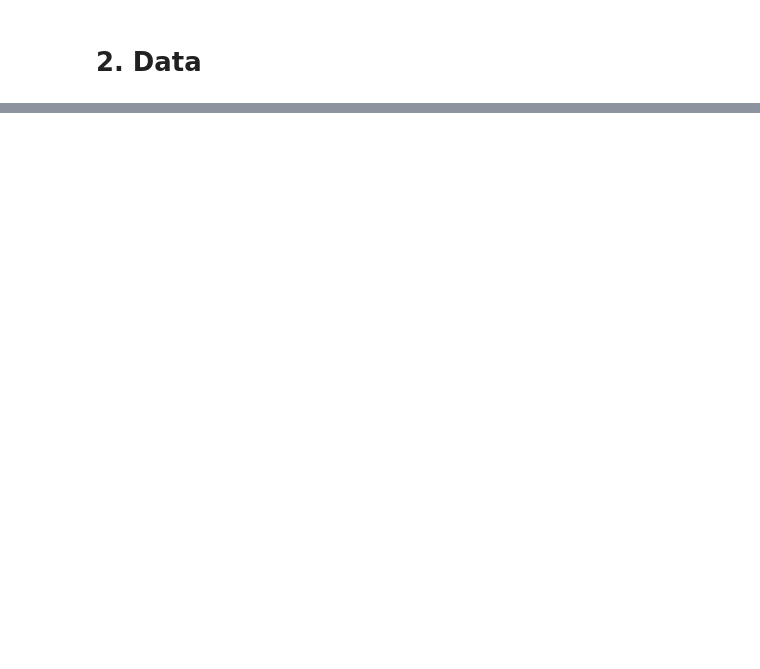
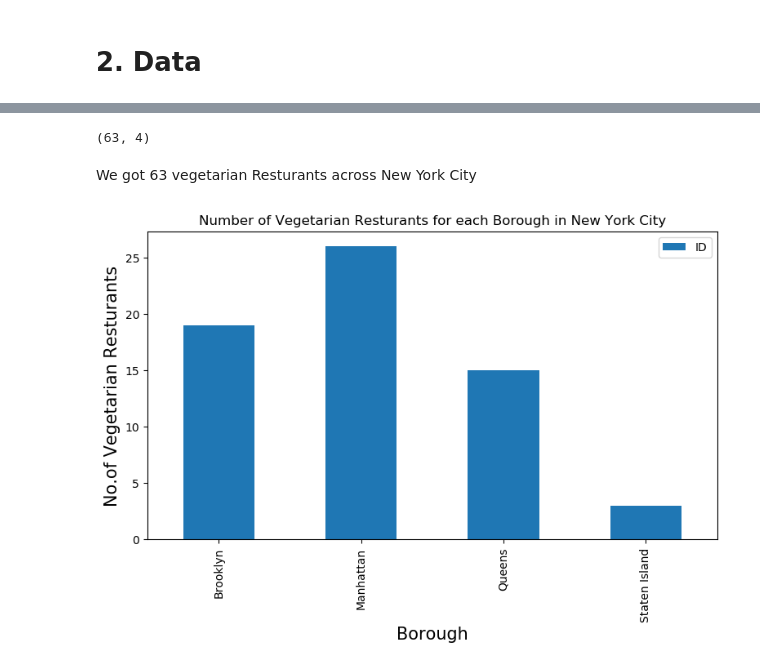
Before and after one commit to phuocph2/Capstone-Project, a Jupyter notebook: Capstone-Project.ipynb, the cells around one changed output, grey strips where cells are left out. Saved outputs shown, nothing was run; the diff lists cells and outputs as text; code cells hidden in the pictures; blank space fills up the shorter version.

```diff
--- a/Capstone-Project.ipynb
+++ b/Capstone-Project.ipynb
@@ -25,0 +156,18 @@ The Methodology section will describe the main components of our analysis and pr
+# %%
+# prepare neighborhood list that contains vegetarian resturants
+column_names=['Borough', 'Neighborhood', 'ID','Name']
+vegetarian_rest_ny=pd.DataFrame(columns=column_names)
+count=1
+for row in new_york_data.values.tolist():
+    Borough, Neighborhood, Latitude, Longitude=row
+    venues = get_venues(Latitude,Longitude)
+    vegetarian_resturants=venues[venues['Category']=='Vegetarian / Vegan Restaurant']
+    print('(',count,'/',len(new_york_data),')','Vegetarian Resturants in '+Neighborhood+', '+Borough+':'+str(len(vegetarian_resturants)))
+    for resturant_detail in vegetarian_resturants.values.tolist():
+        id, name , category=resturant_detail
+        vegetarian_rest_ny = vegetarian_rest_ny.append({'Borough': Borough,
+                                                'Neighborhood': Neighborhood,
+                                                'ID': id,
+                                                'Name' : name
+                                               }, ignore_index=True)
+    count+=1
@@ -25,0 +203,22 @@ The Methodology section will describe the main components of our analysis and pr
+# %%
+vegetarian_rest_ny.shape
+# %% [output]
+(63, 4)
+# %% [markdown]
+We got 63 vegetarian Resturants across New York City
+# %%
+plt.figure(figsize=(9,5), dpi = 100)
+# title
+plt.title('Number of Vegetarian Resturants for each Borough in New York City')
+#On x-axis
+plt.xlabel('Borough', fontsize = 15)
+#On y-axis
+plt.ylabel('No.of Vegetarian Resturants', fontsize=15)
+#giving a bar plot
+vegetarian_rest_ny.groupby('Borough')['ID'].count().plot(kind='bar')
+#legend
+plt.legend()
+#displays the plot
+plt.show()
+# %% [output]
+[figure, added]
```
Also changed, not shown: parts of 74 cells of this notebook.
